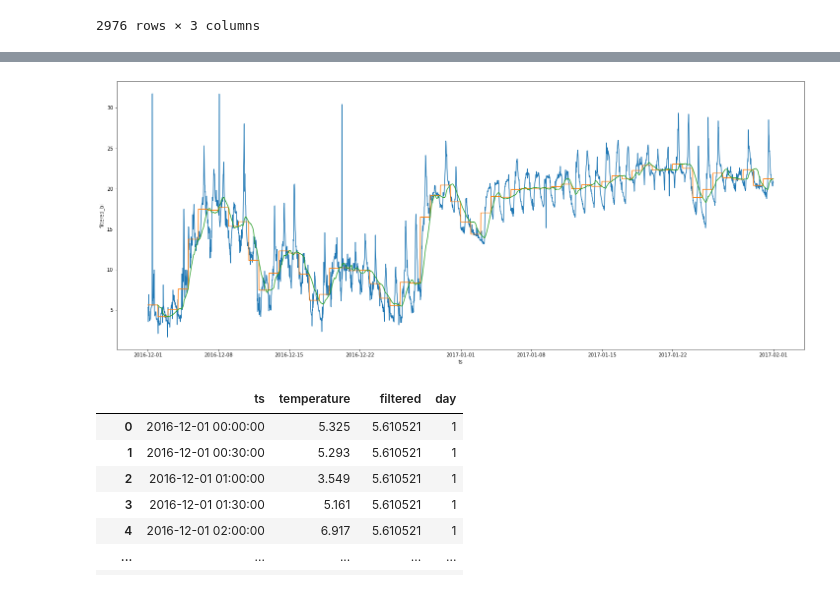
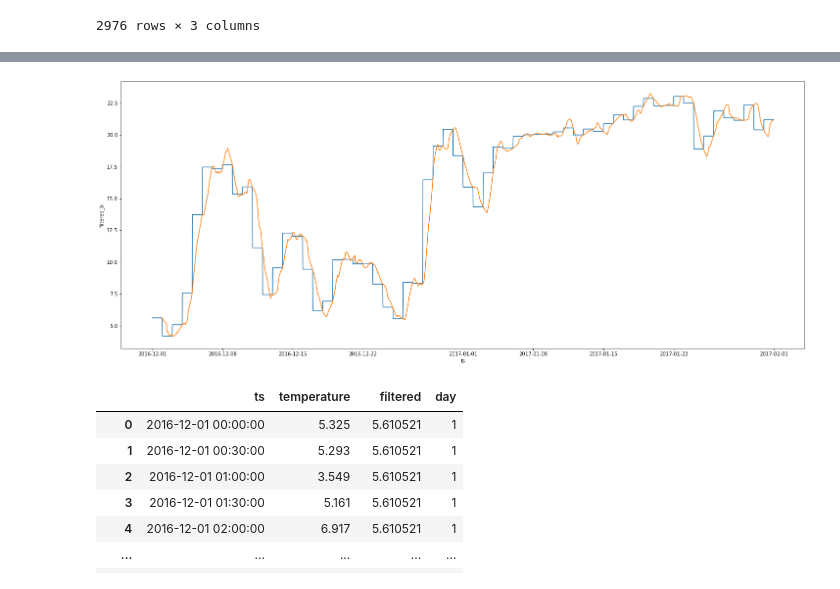
Before and after one commit to cbolk/CS2020-21, a Jupyter notebook: Lesson8.ipynb, the cells around one changed output, grey strips where cells are left out. Saved outputs shown, nothing was run; the diff lists cells and outputs as text; code cells hidden in the pictures.

```diff
--- a/Lesson8.ipynb
+++ b/Lesson8.ipynb
@@ -310,14 +310,10 @@ dst['filtered'] = np.nan
 day = 0
 while day < ndays:
 	totday = 0.0
-	dec = 0
 	for iv in range(0, SAMPLEPERDAY):
 		t = dst.iloc[day*SAMPLEPERDAY + iv, 1]
-		if pd.isna(t):
-			dec += 1 #decrement the number of samples
-		else:
-			totday += t
-	avgday = totday/(SAMPLEPERDAY - dec)
+		totday += t
+	avgday = totday/(SAMPLEPERDAY)
 	for iv in range(0, SAMPLEPERDAY):
 		dst.at[day*SAMPLEPERDAY + iv, 'filtered'] = avgday
 	day += 1
@@ -376,0 +375,16 @@ dst[(dst.ts >= '2017-01-15') & (dst.ts <= '2017-01-16')]
+# %%
+dst['filtered'] = np.nan
+day = 0
+while day < ndays:
+	totday = 0.0
+	dec = 0
+	for iv in range(0, SAMPLEPERDAY):
+		t = dst.iloc[day*SAMPLEPERDAY + iv, 1]
+		if pd.isna(t):
+			dec += 1 #decrement the number of samples
+		else:
+			totday += t
+	avgday = totday/(SAMPLEPERDAY - dec)
+	for iv in range(0, SAMPLEPERDAY):
+		dst.at[day*SAMPLEPERDAY + iv, 'filtered'] = avgday
+	day += 1
@@ -399,8 +440,9 @@ dup
 | 2975 | 2017-01-31 23:30:00 | 20.772 | 21.216729 |
 2976 rows × 3 columns
 # %%
+dup = dst[:]
+dup
 dup['filtered_bi'] = dup.iloc[:,1].rolling(window=SAMPLEPERDAY).mean()
-dup
 # %% [output]
 A value is trying to be set on a copy of a slice from a DataFrame.
 Try using .loc[row_indexer,col_indexer] = value instead
@@ -423,12 +452,12 @@ See the caveats in the documentation: https://pandas.pydata.org/pandas-docs/stab
 # %%
 plt.figure(figsize=(25, 10))
 
-sns.lineplot(x="ts", y="temperature", data=dup)
+#sns.lineplot(x="ts", y="temperature", data=dup)
 sns.lineplot(x="ts", y="filtered", data=dup)
 sns.lineplot(x="ts", y="filtered_bi", data=dup)
 plt.show()
 # %% [output]
-[figure, old version]
+[figure, new version]
 # %%
 dst['day'] = dst['ts'].dt.day
 dst
```
Also changed, not shown: parts of 9 cells of this notebook, 1 other file.
